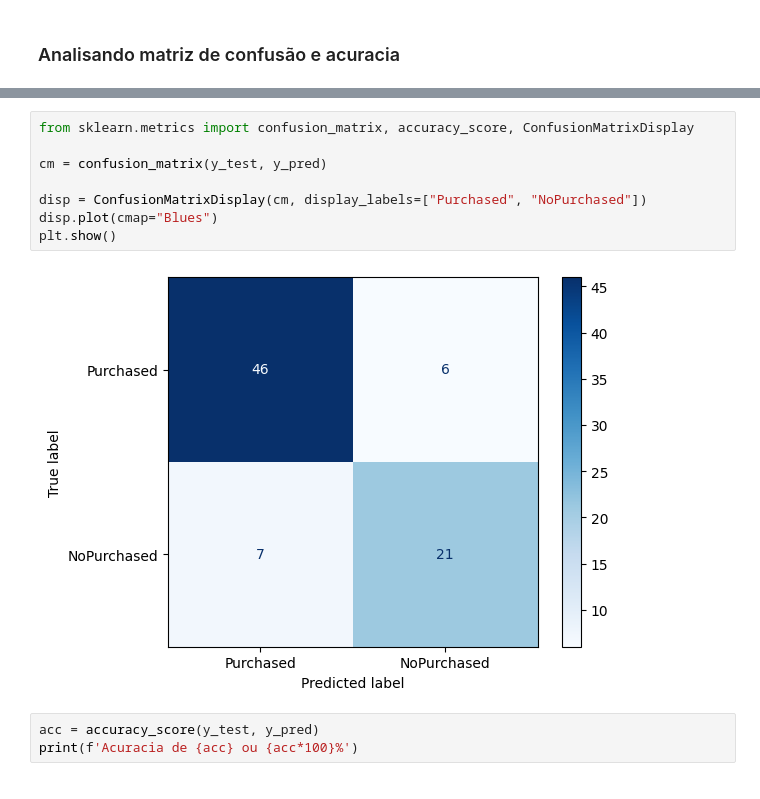
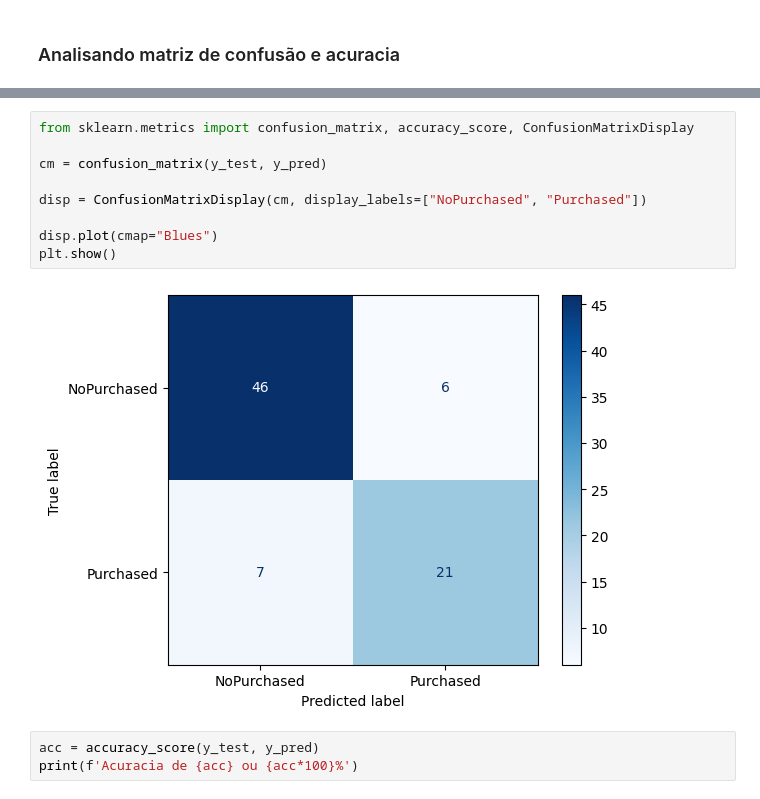
Before and after one commit to gusdiaso/learning_machine_learning, a Jupyter notebook: classification/decision-tree/notebook.ipynb, the cells around one changed output, grey strips where cells are left out. Drawn from its saved outputs; the diff is of its cells as text.

```diff
--- a/classification/decision-tree/notebook.ipynb
+++ b/classification/decision-tree/notebook.ipynb
@@ -74,13 +92,14 @@ print(np.concatenate((y_pred.reshape(len(y_pred),1), y_test.reshape(len(y_test),
 # %%
 from sklearn.metrics import confusion_matrix, accuracy_score, ConfusionMatrixDisplay
 
 cm = confusion_matrix(y_test, y_pred)
 
-disp = ConfusionMatrixDisplay(cm, display_labels=["Purchased", "NoPurchased"])
+disp = ConfusionMatrixDisplay(cm, display_labels=["NoPurchased", "Purchased"])
+
 disp.plot(cmap="Blues")
 plt.show()
 # %% [output]
-[figure, old version]
+[figure, new version]
 # %%
 acc = accuracy_score(y_test, y_pred)
 print(f'Acuracia de {acc} ou {acc*100}%')
```
Also changed, not shown: parts of 1 cell of this notebook, 3 other files.
